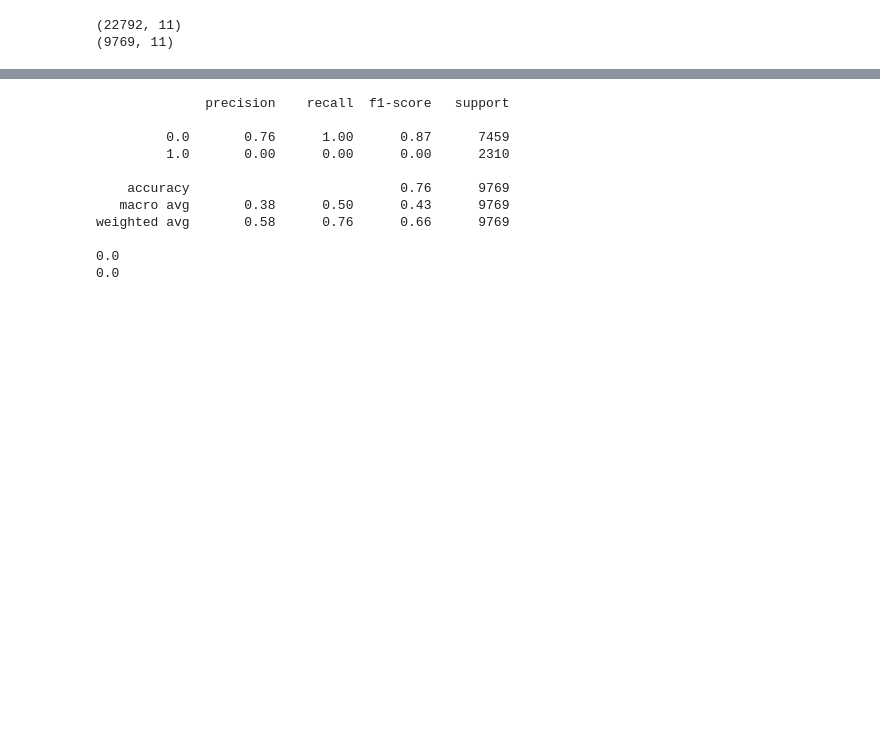
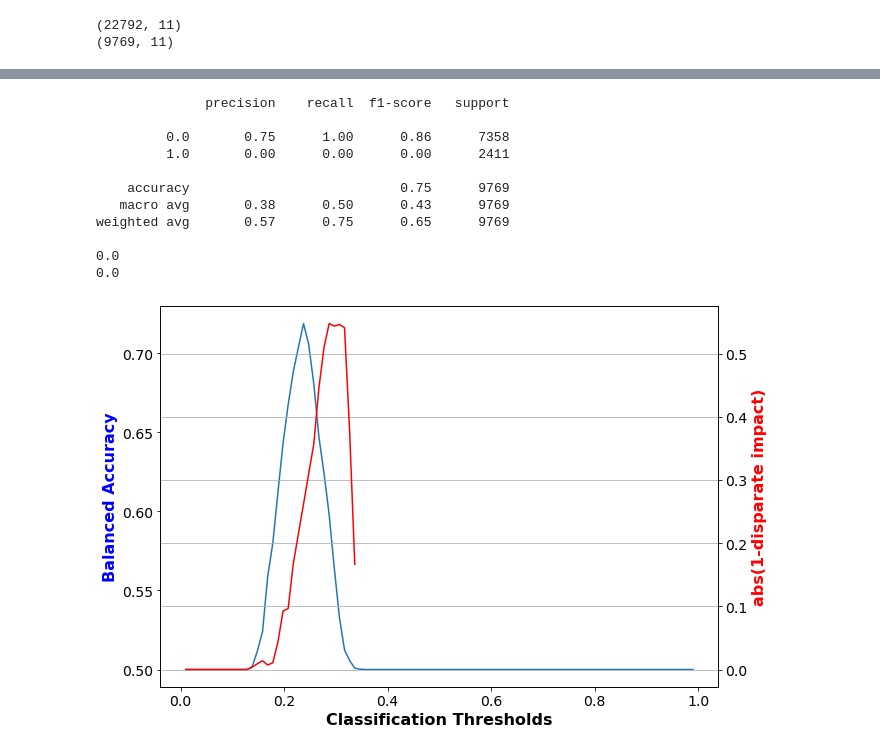
Before and after one commit to teamclouday/DataImputation, a Jupyter notebook: AIF360.ipynb, the cells around one changed output, grey strips where cells are left out. Saved outputs shown, nothing was run; the diff lists cells and outputs as text; code cells hidden in the pictures; blank space fills up the shorter version.

```diff
--- a/AIF360.ipynb
+++ b/AIF360.ipynb
@@ -215,7 +278,7 @@ data_train.features = scaler.fit_transform(data_train.features)
 data_test.features = scaler.transform(data_test.features)
 TR = LFR(unprivileged_groups=unprivileged_groups,
          privileged_groups=privileged_groups,
-         k=10, Ax=0.1, Ay=1.0, Az=2.0,
+         k=10, Ax=0.01, Ay=1.0, Az=2.0,
          verbose=1
         )
 TR = TR.fit(data_train, maxiter=5000, maxfun=5000)
@@ -252,12 +315,16 @@ print(metric_transf_test.mean_difference())
 # %% [output]
               precision    recall  f1-score   support
 
-         0.0       0.76      1.00      0.87      7459
-         1.0       0.00      0.00      0.00      2310
+         0.0       0.75      1.00      0.86      7358
+         1.0       0.00      0.00      0.00      2411
 
-    accuracy                           0.76      9769
+    accuracy                           0.75      9769
    macro avg       0.38      0.50      0.43      9769
-weighted avg       0.58      0.76      0.66      9769
+weighted avg       0.57      0.75      0.65      9769
 
 0.0
 0.0
+# %%
+draw(data_test, data_transf_test)
+# %% [output]
+[figure, added]
```
Also changed, not shown: parts of 8 cells of this notebook.
